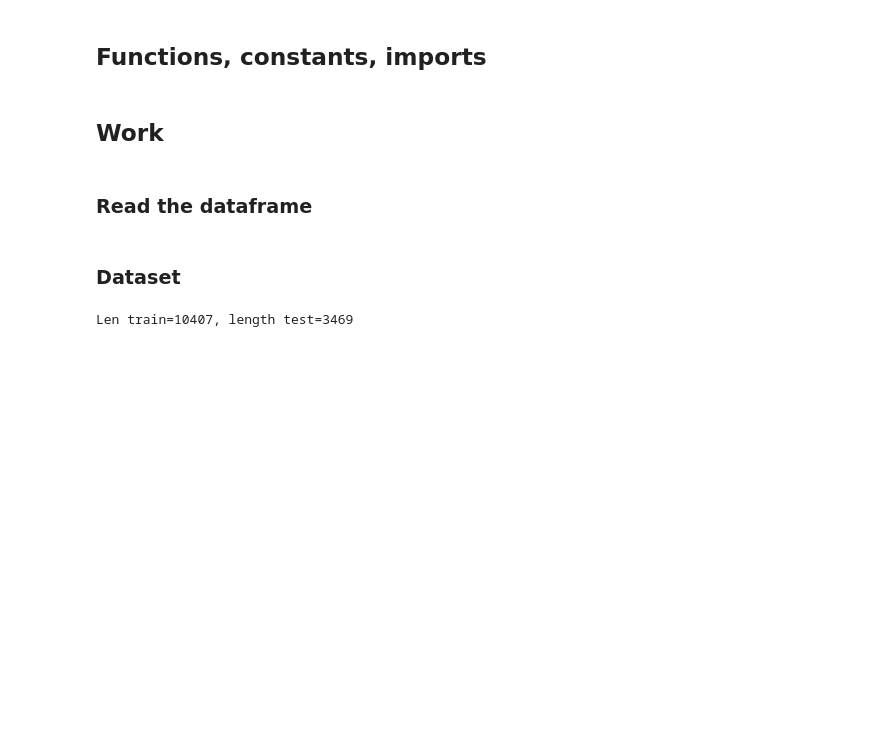
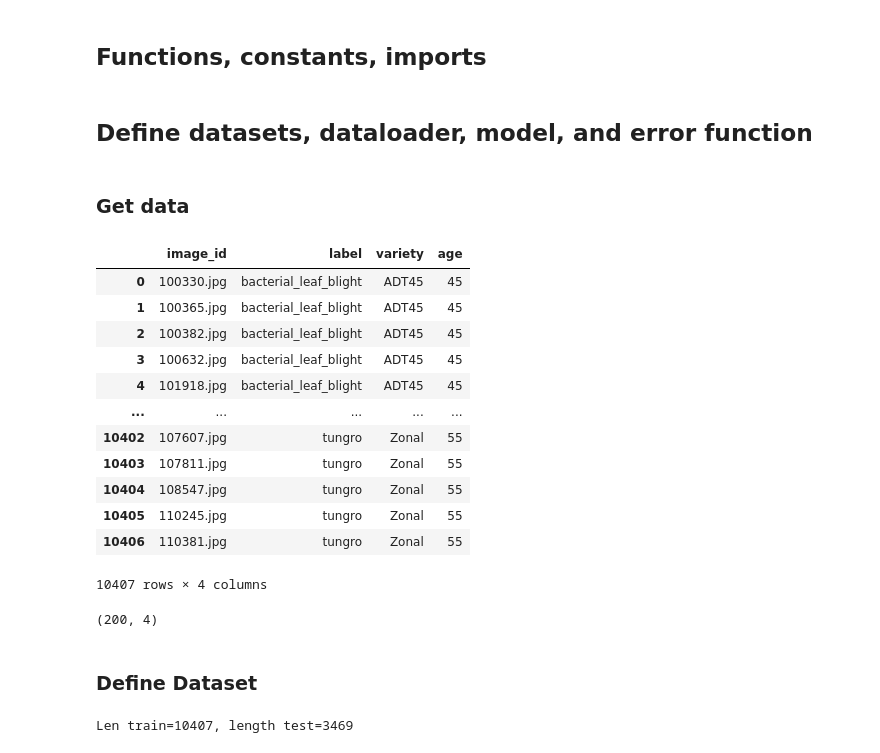
Before and after one commit to CNUClasses/kaggle_paddy, a Jupyter notebook: Paddy-MULTI.ipynb, the cells around one changed output. Saved outputs shown, nothing was run; the diff lists cells and outputs as text; code cells hidden in the pictures; blank space fills up the shorter version.

```diff
--- a/Paddy-MULTI.ipynb
+++ b/Paddy-MULTI.ipynb
@@ -60,4 +63,0 @@ import torch
-# %% [markdown]
-## Work
-# %% [markdown]
-### Read the dataframe
@@ -64,4 +69,21 @@ import torch
+# %% [markdown]
+## Define datasets, dataloader, model, and error function
+# %% [markdown]
+### Get data
 # %%
-import pandas as pd
 df =pd.read_csv('./data/train.csv')
-# df
+df
+# %% [output]
+|  | image_id | label | variety | age |
+| 0 | 100330.jpg | bacterial_leaf_blight | ADT45 | 45 |
+| 1 | 100365.jpg | bacterial_leaf_blight | ADT45 | 45 |
+| 2 | 100382.jpg | bacterial_leaf_blight | ADT45 | 45 |
+| 3 | 100632.jpg | bacterial_leaf_blight | ADT45 | 45 |
+| 4 | 101918.jpg | bacterial_leaf_blight | ADT45 | 45 |
+| ... | ... | ... | ... | ... |
+| 10402 | 107607.jpg | tungro | Zonal | 55 |
+| 10403 | 107811.jpg | tungro | Zonal | 55 |
+| 10404 | 108547.jpg | tungro | Zonal | 55 |
+| 10405 | 110245.jpg | tungro | Zonal | 55 |
+| 10406 | 110381.jpg | tungro | Zonal | 55 |
+10407 rows × 4 columns
@@ -68,4 +93,9 @@ df =pd.read_csv('./data/train.csv')
+# %%
+print(df.shape)
+batch_size=4
+# %% [output]
+(200, 4)
 # %% [markdown]
-### Dataset
+### Define Dataset
 # %%
 # #get a list of files
```
Also changed, not shown: parts of 118 cells of this notebook.
